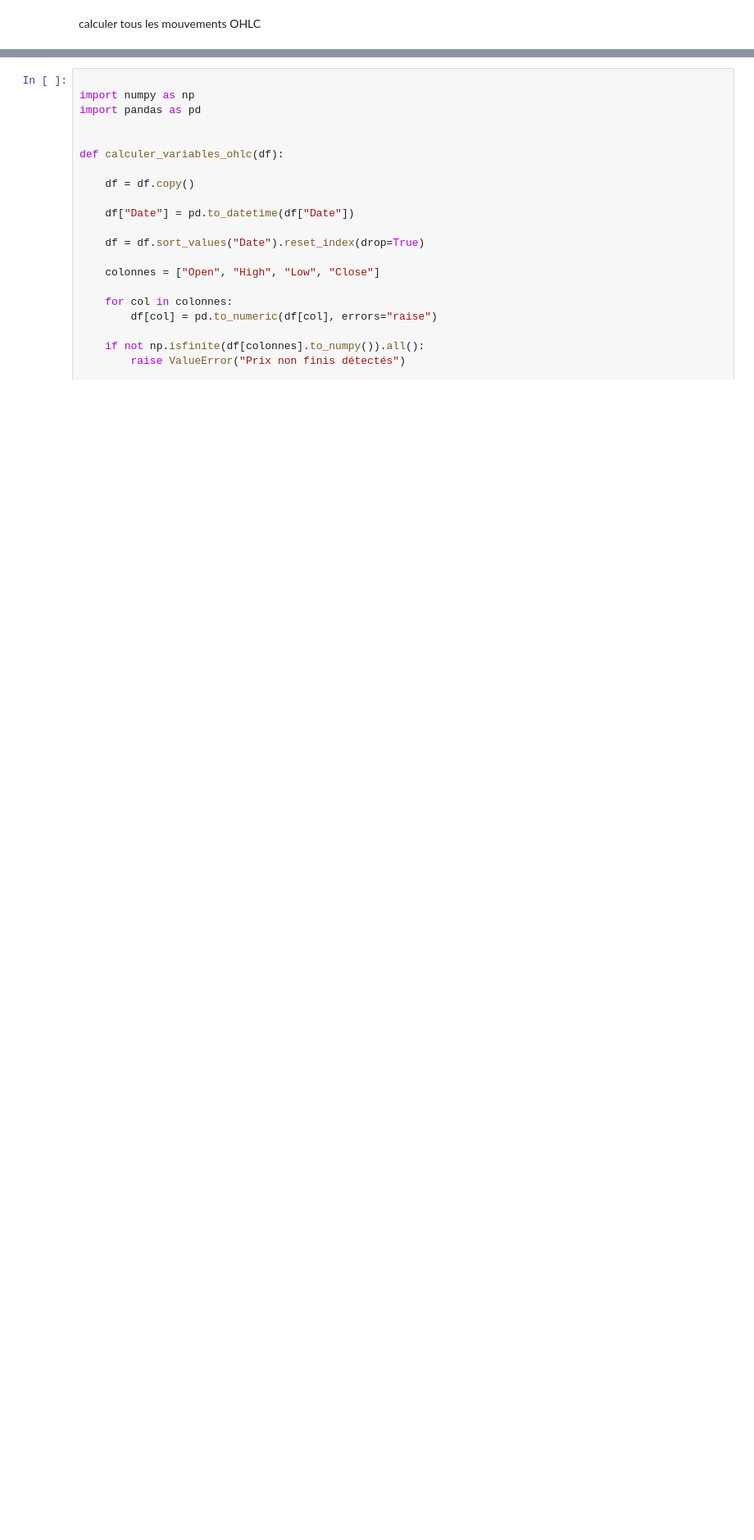
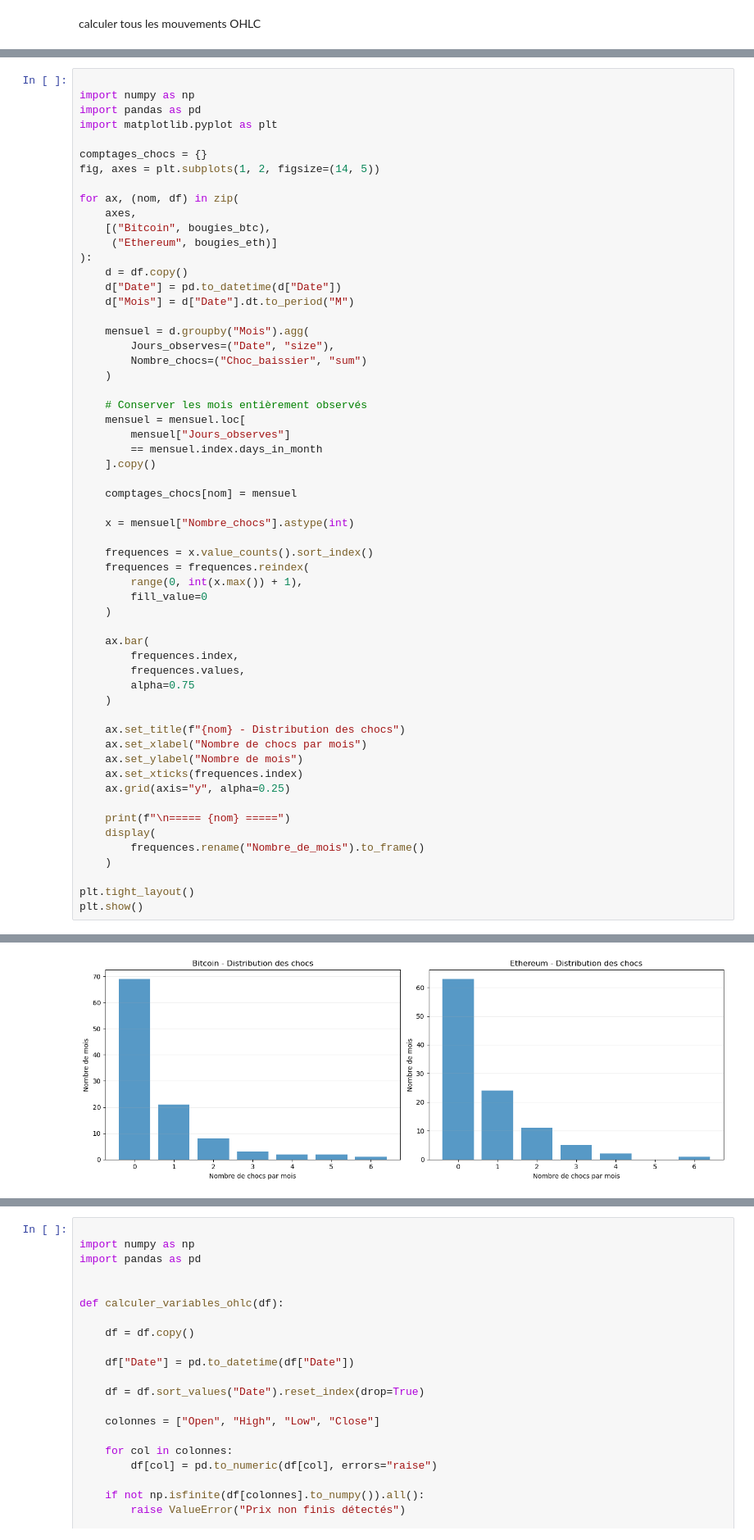
Before and after one commit to mokaddemwael/HMM_Crypto, a Jupyter notebook: notebooks/HMM_Crypto_CRISP_DM.ipynb, the cells around one changed output, grey strips where cells are left out. Shown at 82% size. Drawn from its saved outputs; the diff is of its cells as text; blank space fills up the shorter version.

```diff
--- a/notebooks/HMM_Crypto_CRISP_DM.ipynb
+++ b/notebooks/HMM_Crypto_CRISP_DM.ipynb
@@ -517,0 +1204,59 @@ calculer tous les mouvements OHLC
+# %%
+
+import numpy as np
+import pandas as pd
+import matplotlib.pyplot as plt
+
+comptages_chocs = {}
+fig, axes = plt.subplots(1, 2, figsize=(14, 5))
+
+for ax, (nom, df) in zip(
+    axes,
+    [("Bitcoin", bougies_btc),
+     ("Ethereum", bougies_eth)]
+):
+    d = df.copy()
+    d["Date"] = pd.to_datetime(d["Date"])
+    d["Mois"] = d["Date"].dt.to_period("M")
+
+    mensuel = d.groupby("Mois").agg(
+        Jours_observes=("Date", "size"),
+        Nombre_chocs=("Choc_baissier", "sum")
+    )
+
+    # Conserver les mois entièrement observés
+    mensuel = mensuel.loc[
+        mensuel["Jours_observes"]
+        == mensuel.index.days_in_month
+    ].copy()
+
+    comptages_chocs[nom] = mensuel
+
+    x = mensuel["Nombre_chocs"].astype(int)
+
+    frequences = x.value_counts().sort_index()
+    frequences = frequences.reindex(
+        range(0, int(x.max()) + 1),
+        fill_value=0
+    )
+
+    ax.bar(
+        frequences.index,
+        frequences.values,
+        alpha=0.75
+    )
+
+    ax.set_title(f"{nom} - Distribution des chocs")
+    ax.set_xlabel("Nombre de chocs par mois")
+    ax.set_ylabel("Nombre de mois")
+    ax.set_xticks(frequences.index)
+    ax.grid(axis="y", alpha=0.25)
+
+    print(f"\n===== {nom} =====")
+    display(
+        frequences.rename("Nombre_de_mois").to_frame()
+    )
+
+plt.tight_layout()
+plt.show()
+# %% [output]
@@ -517,0 +1283 @@ calculer tous les mouvements OHLC
+[figure, added]
```
Also changed, not shown: parts of 23 cells of this notebook.
